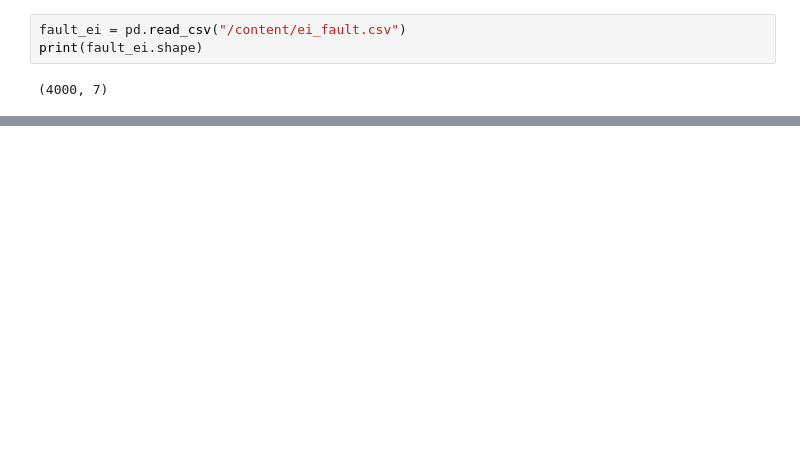
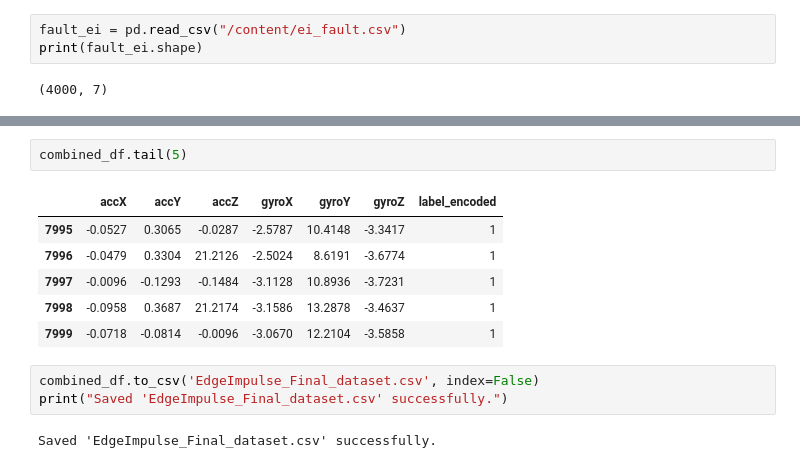
Before and after one commit to nimalan-parameswaran/SmartBio-Air, a Jupyter notebook: Data/Data_Preprocessing_and_EDA.ipynb, the cells around one changed output, grey strips where cells are left out. Cells and saved outputs as stored; diff of their text form; blank space fills up the shorter version.

```diff
--- a/Data/Data_Preprocessing_and_EDA.ipynb
+++ b/Data/Data_Preprocessing_and_EDA.ipynb
@@ -173,0 +221,14 @@ print(fault_ei.shape)
+# %%
+combined_df.tail(5)
+# %% [output]
+|  | accX | accY | accZ | gyroX | gyroY | gyroZ | label_encoded |
+| 7995 | -0.0527 | 0.3065 | -0.0287 | -2.5787 | 10.4148 | -3.3417 | 1 |
+| 7996 | -0.0479 | 0.3304 | 21.2126 | -2.5024 | 8.6191 | -3.6774 | 1 |
+| 7997 | -0.0096 | -0.1293 | -0.1484 | -3.1128 | 10.8936 | -3.7231 | 1 |
+| 7998 | -0.0958 | 0.3687 | 21.2174 | -3.1586 | 13.2878 | -3.4637 | 1 |
+| 7999 | -0.0718 | -0.0814 | -0.0096 | -3.0670 | 12.2104 | -3.5858 | 1 |
+# %%
+combined_df.to_csv('EdgeImpulse_Final_dataset.csv', index=False)
+print("Saved 'EdgeImpulse_Final_dataset.csv' successfully.")
+# %% [output]
+Saved 'EdgeImpulse_Final_dataset.csv' successfully.
```
Also changed, not shown: parts of 7 cells of this notebook.
